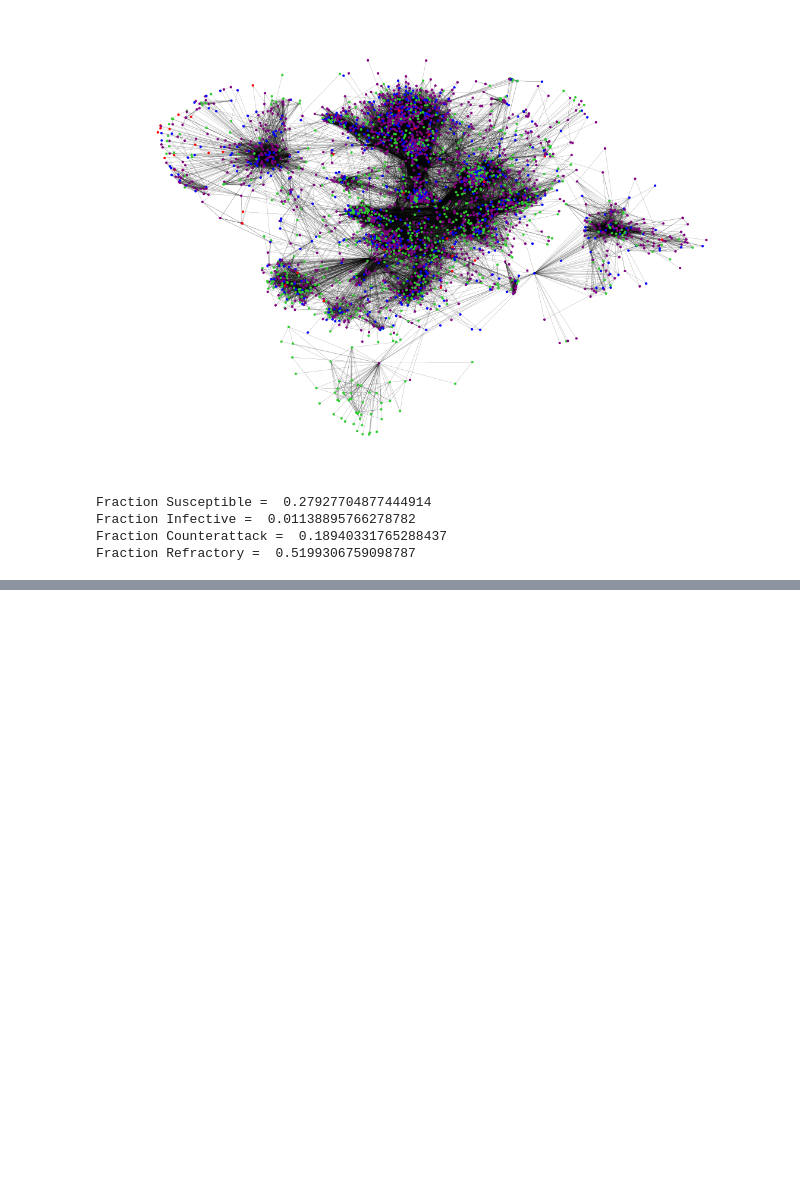
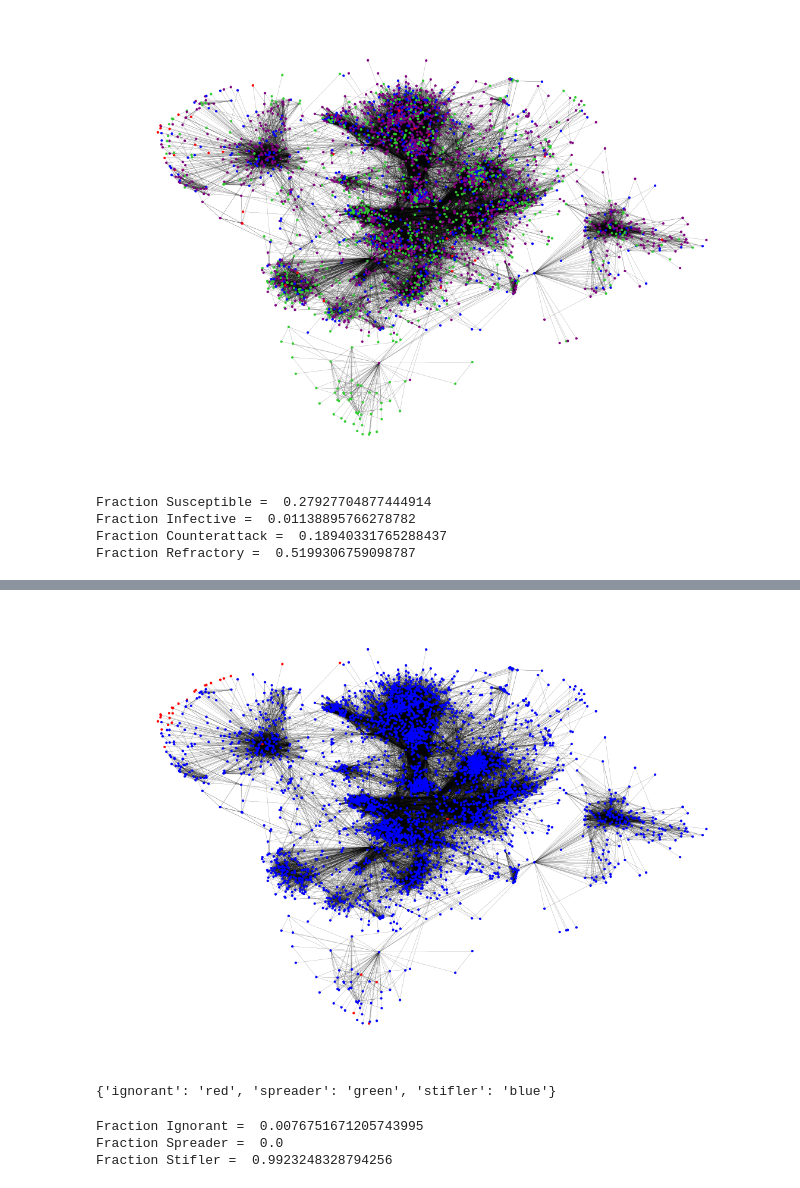
Before and after one commit to shivani-nandani/rumour-spread, a Jupyter notebook: facebook_network_analysis.ipynb, the cells around one changed output, grey strips where cells are left out. Drawn from its saved outputs; the diff is of its cells as text; code cells hidden in the pictures; blank space fills up the shorter version.

```diff
--- a/facebook_network_analysis.ipynb
+++ b/facebook_network_analysis.ipynb
@@ -127,0 +169,52 @@ Fraction Refractory =  0.5199306759098787
+# %%
+for t in range(1, n):
+  for i in range(1,G.number_of_nodes()):
+    prob = rd.random()
+    # ignorant contacts a spreader
+    if (color_map[i] == sir_color['ignorant']) and (sir_color['spreader'] in [color_map[j] for j in [n for n in G.neighbors(i)]]):
+      trust = rd.random()
+      if trust < alpha:
+        # spreader is untrusted
+        if prob < beta*lambda_:
+          color_map[i] = sir_color['spreader']
+      else:
+        # spreader is trusted
+        if prob < lambda_:
+          color_map[i] = sir_color['spreader']
+
+    elif (color_map[i] == sir_color['spreader']):
+      # spreader contacts another spreader or stifler
+      if (sir_color['spreader'] in [color_map[j] for j in [n for n in G.neighbors(i)]]) or (sir_color['stifler'] in [color_map[j] for j in [n for n in G.neighbors(i)]]):
+        if prob < sigma:
+          color_map[i] = sir_color['stifler']
+      else:
+        # no contact (forgetting or disinclination)
+        if prob < delta:
+          color_map[i] = sir_color['stifler']
+# %%
+pos = nx.spring_layout(G, iterations=15, seed=1721)
+fig, ax = plt.subplots(figsize=(20, 14))
+ax.axis('off')
+nx.draw_networkx(G, pos=pos, ax=ax, node_size=10, with_labels=False, width=0.15, node_color=color_map)
+# %% [output]
+[figure, added]
+# %%
+sir_color
+# %% [output]
+{'ignorant': 'red', 'spreader': 'green', 'stifler': 'blue'}
+# %%
+num_ignorant = 0
+num_spreader = 0
+num_stifler = 0
+for i in range(G.number_of_nodes()):
+    num_ignorant += sum([sir_color['ignorant']==color_map[i]])
+    num_spreader += sum([sir_color['spreader']==color_map[i]])
+    num_stifler += sum([sir_color['stifler']==color_map[i]])
+
+print('Fraction Ignorant = ', num_ignorant/N)
+print('Fraction Spreader = ', num_spreader/N)
+print('Fraction Stifler = ', num_stifler/N)
+# %% [output]
+Fraction Ignorant =  0.0076751671205743995
+Fraction Spreader =  0.0
+Fraction Stifler =  0.9923248328794256
```
Also changed, not shown: parts of 7 cells of this notebook.
